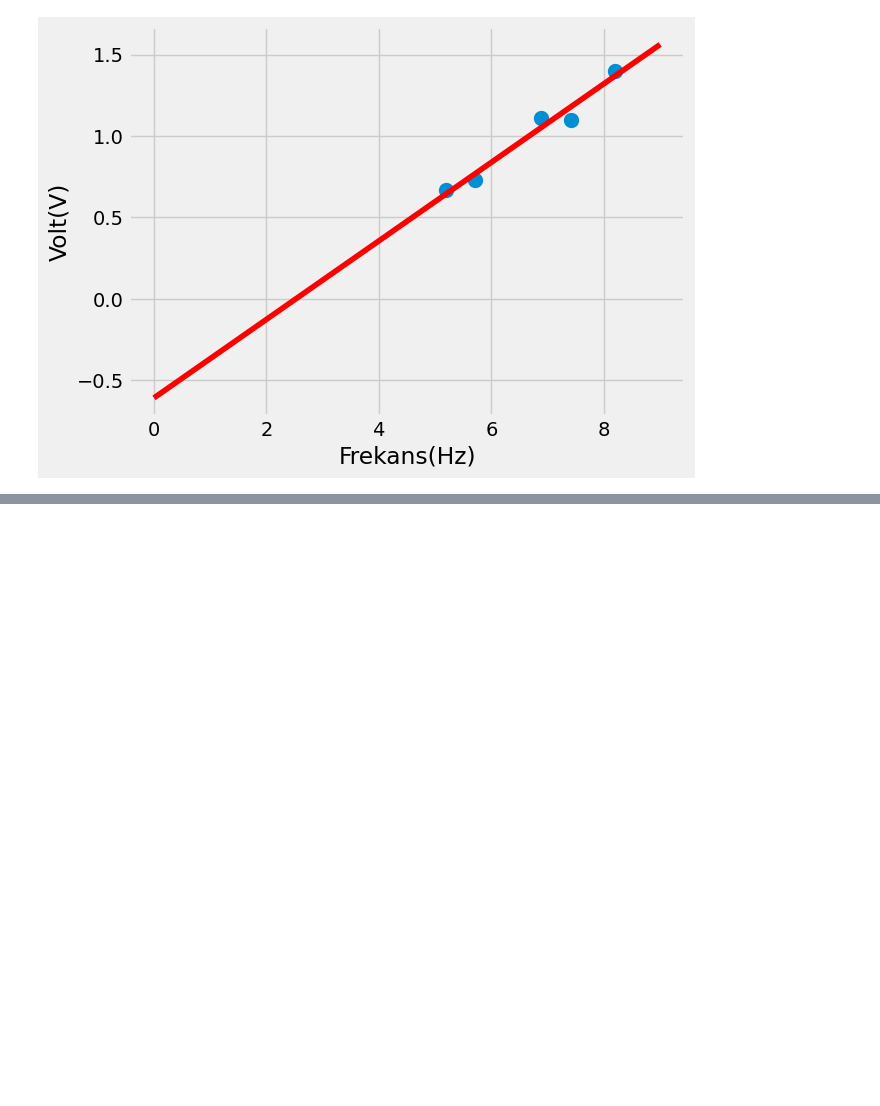
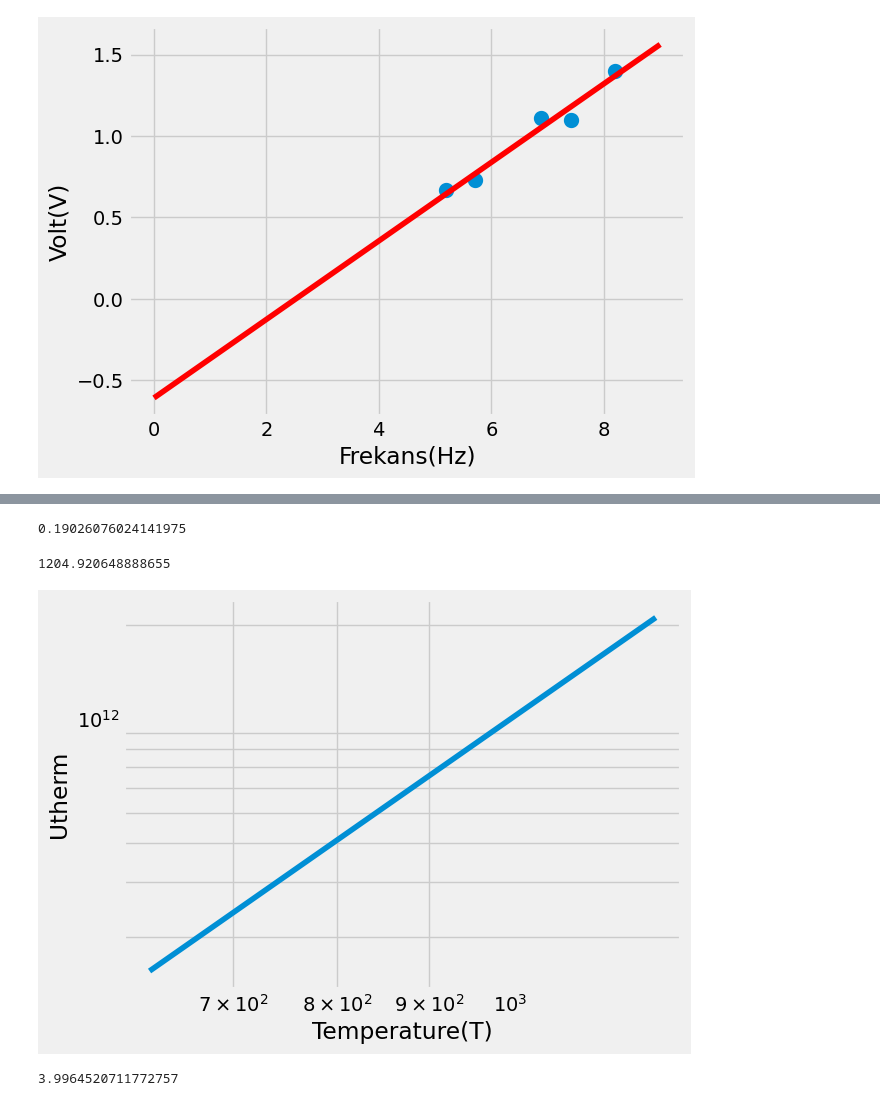
Before and after one commit to ilkaykutay/Python-Developing, a Jupyter notebook: Untitled.ipynb, the cells around one changed output, grey strips where cells are left out. Cells and saved outputs as stored; diff of their text form; code cells hidden in the pictures; blank space fills up the shorter version.

```diff
--- a/Untitled.ipynb
+++ b/Untitled.ipynb
@@ -50,0 +64,29 @@ plt.show()
+# %%
+Ro=0.47/(1+a*293+b*(293)**2)
+Ro
+# %% [output]
+0.19026076024141975
+# %%
+T=273+(1/(2*b))*(np.sqrt(a**2+4*b*((1.155/0.190)-1))-a)
+T
+# %% [output]
+1204.920648888655
+# %%
+T=np.array([628.699,851.712,993.391,1120.153,1204.921])
+U=np.array([156232390625.66003,526224500711.2692,973824920498.9464,1574379352137.5437,2107823752915.652])
+x=np.arange(10000,100000)
+y=np.arange(10000,100000)
+# %%
+plt.loglog(T,U)
+plt.grid(True, which="both")
+plt.xlabel("Temperature(T)")
+plt.ylabel("Utherm")
+plt.grid()
+plt.show()
+# %% [output]
+[figure, added]
+# %%
+a=np.log(4*(10**11))/np.log(8*(10**2))
+a
+# %% [output]
+3.9964520711772757
```
Also changed, not shown: parts of 4 cells of this notebook.
